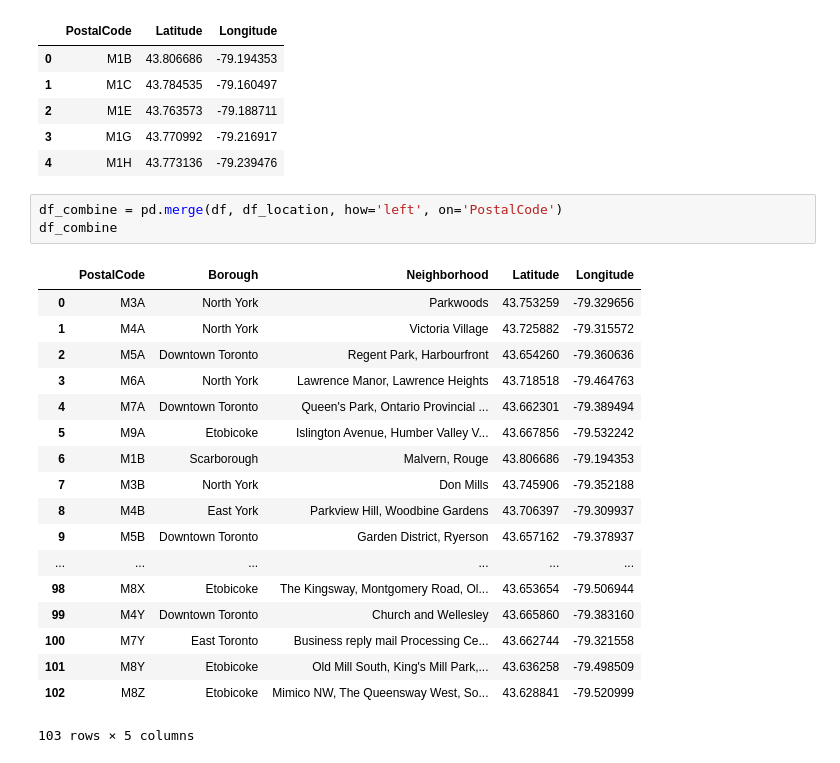
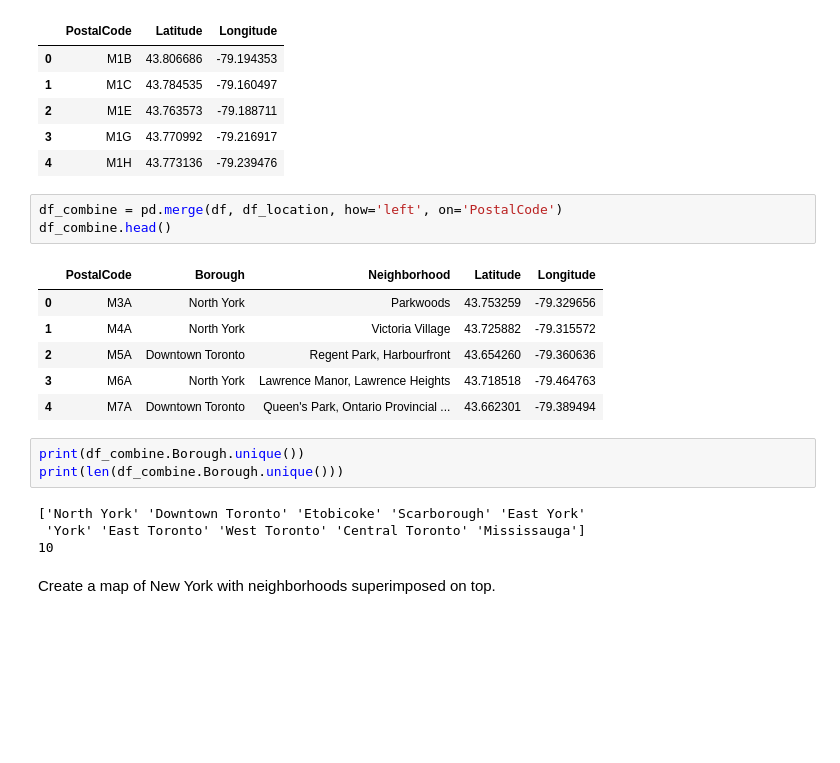
Before and after one commit to jiaojiaoyang61/coursera, a Jupyter notebook: Segmenting_and_Clustering_Neighborhoods_in_Toronto.ipynb, the cells around one changed output. Drawn from its saved outputs; the diff is of its cells as text; blank space fills up the shorter version.

```diff
--- a/Segmenting_and_Clustering_Neighborhoods_in_Toronto.ipynb
+++ b/Segmenting_and_Clustering_Neighborhoods_in_Toronto.ipynb
@@ -70,23 +70,20 @@ df_location.head()
 | 4 | M1H | 43.773136 | -79.239476 |
 # %%
 df_combine = pd.merge(df, df_location, how='left', on='PostalCode')
-df_combine
+df_combine.head()
 # %% [output]
 |  | PostalCode | Borough | Neighborhood | Latitude | Longitude |
 | 0 | M3A | North York | Parkwoods | 43.753259 | -79.329656 |
 | 1 | M4A | North York | Victoria Village | 43.725882 | -79.315572 |
 | 2 | M5A | Downtown Toronto | Regent Park, Harbourfront | 43.654260 | -79.360636 |
 | 3 | M6A | North York | Lawrence Manor, Lawrence Heights | 43.718518 | -79.464763 |
 | 4 | M7A | Downtown Toronto | Queen's Park, Ontario Provincial ... | 43.662301 | -79.389494 |
-| 5 | M9A | Etobicoke | Islington Avenue, Humber Valley V... | 43.667856 | -79.532242 |
-| 6 | M1B | Scarborough | Malvern, Rouge | 43.806686 | -79.194353 |
-| 7 | M3B | North York | Don Mills | 43.745906 | -79.352188 |
-| 8 | M4B | East York | Parkview Hill, Woodbine Gardens | 43.706397 | -79.309937 |
-| 9 | M5B | Downtown Toronto | Garden District, Ryerson | 43.657162 | -79.378937 |
-| ... | ... | ... | ... | ... | ... |
-| 98 | M8X | Etobicoke | The Kingsway, Montgomery Road, Ol... | 43.653654 | -79.506944 |
-| 99 | M4Y | Downtown Toronto | Church and Wellesley | 43.665860 | -79.383160 |
-| 100 | M7Y | East Toronto | Business reply mail Processing Ce... | 43.662744 | -79.321558 |
-| 101 | M8Y | Etobicoke | Old Mill South, King's Mill Park,... | 43.636258 | -79.498509 |
-| 102 | M8Z | Etobicoke | Mimico NW, The Queensway West, So... | 43.628841 | -79.520999 |
-103 rows × 5 columns
+# %%
+print(df_combine.Borough.unique())
+print(len(df_combine.Borough.unique()))
+# %% [output]
+['North York' 'Downtown Toronto' 'Etobicoke' 'Scarborough' 'East York'
+ 'York' 'East Toronto' 'West Toronto' 'Central Toronto' 'Mississauga']
+10
+# %% [markdown]
+Create a map of New York with neighborhoods superimposed on top.
```
Also changed, not shown: parts of 5 cells of this notebook.
